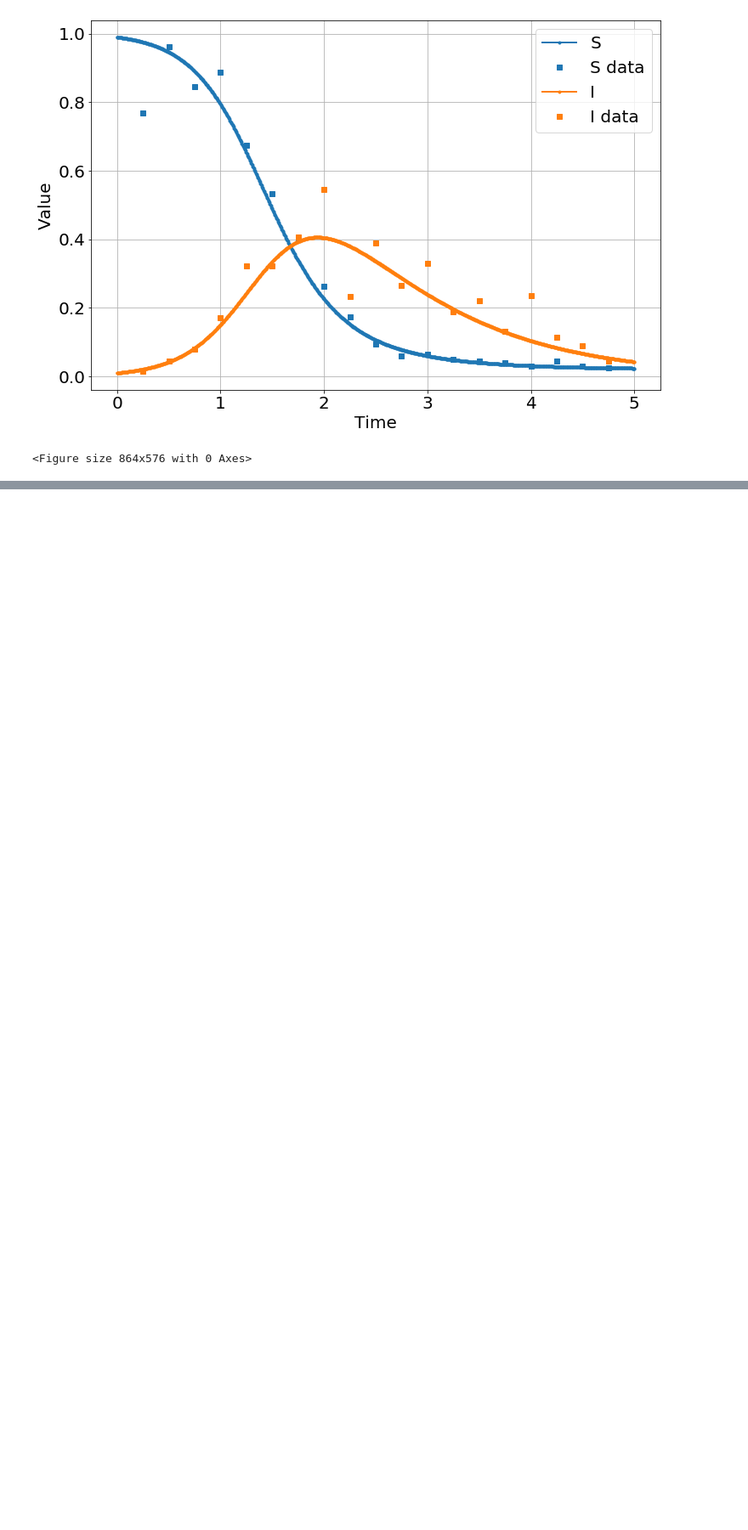
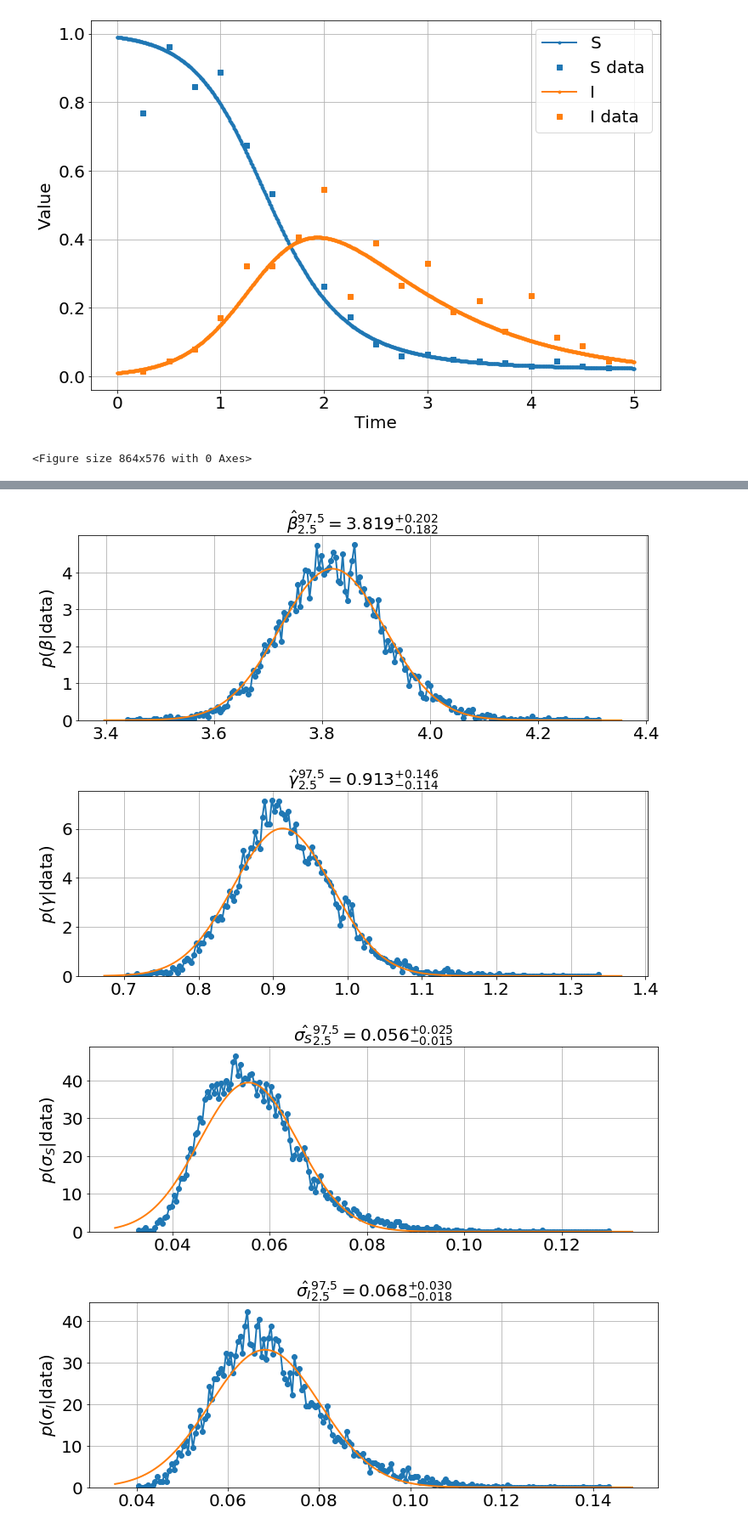
Before and after one commit to bblais/pyndamics, a Jupyter notebook: examples/Reproduce ODE API.ipynb, the cells around one changed output, grey strips where cells are left out. Shown at 85% size. Drawn from its saved outputs; the diff is of its cells as text; code cells hidden in the pictures; blank space fills up the shorter version.

```diff
--- a/examples/Reproduce ODE API.ipynb
+++ b/examples/Reproduce ODE API.ipynb
@@ -272,0 +283,7 @@ array([0.  , 0.25, 0.5 , 0.75, 1.  , 1.25, 1.5 , 1.75, 2.  , 2.25, 2.5 ,
+# %%
+model.plot_distributions()
+# %% [output]
+[figure, added]
+[figure, added]
+[figure, added]
+[figure, added]
```
Also changed, not shown: parts of 13 cells of this notebook, 2 other files.
